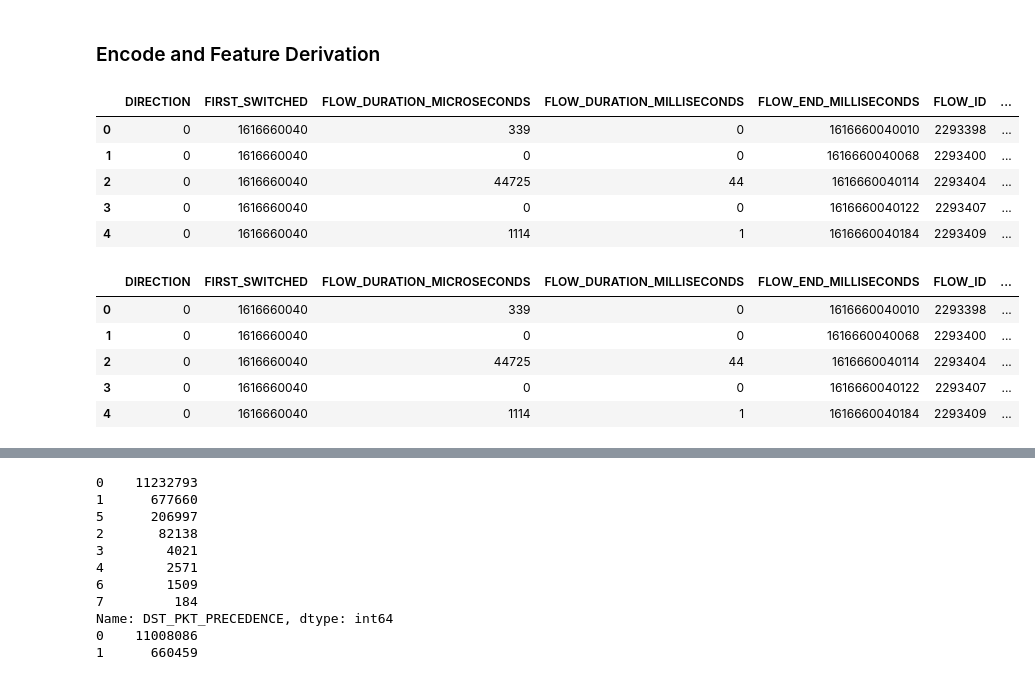
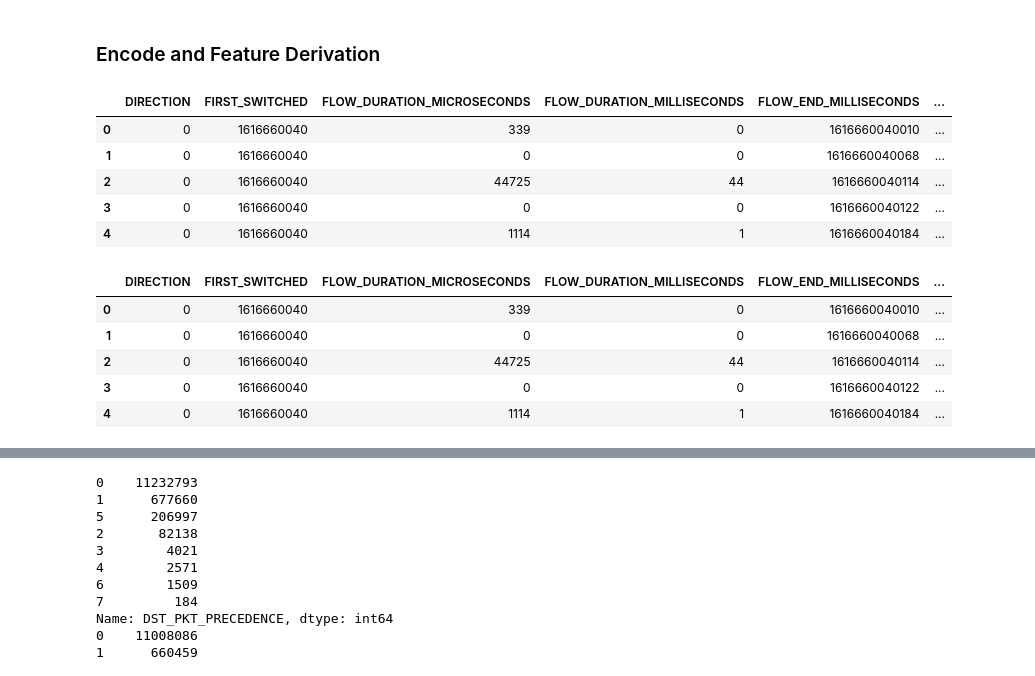
Before and after one commit to gusmendez99/sds-project-1, a Jupyter notebook: Preprocessing.ipynb, the cells around one changed output, grey strips where cells are left out. Drawn from its saved outputs; the diff is of its cells as text; code cells hidden in the pictures.

```diff
--- a/Preprocessing.ipynb
+++ b/Preprocessing.ipynb
@@ -87,11 +87,12 @@ df.drop(['BIFLOW_DIRECTION',
           'MIN_IP_PKT_LEN',
           'SAMPLING_INTERVAL',
           'L7_PROTO_NAME',
-        'IPV4_DST_ADDR',
-        'IPV4_SRC_ADDR',
-         'TCP_FLAGS',
-        'DST_TO_SRC_SECOND_BYTES',
-        'SRC_TO_DST_SECOND_BYTES'
+          'IPV4_DST_ADDR',
+          'IPV4_SRC_ADDR',
+          'TCP_FLAGS',
+          'DST_TO_SRC_SECOND_BYTES',
+          'SRC_TO_DST_SECOND_BYTES',
+          'FLOW_ID'
 ], axis=1, inplace=True)
 # %% [markdown]
 ### Encode and Feature Derivation
@@ -109,31 +110,31 @@ del label_df
 
 df.head()
 # %% [output]
-|  | DIRECTION | FIRST_SWITCHED | FLOW_DURATION_MICROSECONDS | FLOW_DURATION_MILLISECONDS | FLOW_END_MILLISECONDS | FLOW_ID | ... |
-| 0 | 0 | 1616660040 | 339 | 0 | 1616660040010 | 2293398 | ... |
-| 1 | 0 | 1616660040 | 0 | 0 | 1616660040068 | 2293400 | ... |
-| 2 | 0 | 1616660040 | 44725 | 44 | 1616660040114 | 2293404 | ... |
-| 3 | 0 | 1616660040 | 0 | 0 | 1616660040122 | 2293407 | ... |
-| 4 | 0 | 1616660040 | 1114 | 1 | 1616660040184 | 2293409 | ... |
+|  | DIRECTION | FIRST_SWITCHED | FLOW_DURATION_MICROSECONDS | FLOW_DURATION_MILLISECONDS | FLOW_END_MILLISECONDS | ... |
+| 0 | 0 | 1616660040 | 339 | 0 | 1616660040010 | ... |
+| 1 | 0 | 1616660040 | 0 | 0 | 1616660040068 | ... |
+| 2 | 0 | 1616660040 | 44725 | 44 | 1616660040114 | ... |
+| 3 | 0 | 1616660040 | 0 | 0 | 1616660040122 | ... |
+| 4 | 0 | 1616660040 | 1114 | 1 | 1616660040184 | ... |
 # %%
 protocol_array = df['PROTOCOL'].apply(lambda x : format(x, "b").zfill(6)).to_numpy(dtype=object)
 protocol_array = np.array([list(binary) for binary in protocol_array])
 df_protocol = pd.DataFrame(protocol_array, columns=["URG", "ACK", "PSH", "RST", "SYN", "FIN"])
 
 df = pd.concat([df, df_protocol], axis=1)
-df.drop("PROTOCOL", axis=1, inplace=True)
+# df.drop("PROTOCOL", axis=1, inplace=True)
 
 del protocol_array
 del df_protocol
 
 df.head()
 # %% [output]
-|  | DIRECTION | FIRST_SWITCHED | FLOW_DURATION_MICROSECONDS | FLOW_DURATION_MILLISECONDS | FLOW_END_MILLISECONDS | FLOW_ID | ... |
-| 0 | 0 | 1616660040 | 339 | 0 | 1616660040010 | 2293398 | ... |
-| 1 | 0 | 1616660040 | 0 | 0 | 1616660040068 | 2293400 | ... |
-| 2 | 0 | 1616660040 | 44725 | 44 | 1616660040114 | 2293404 | ... |
-| 3 | 0 | 1616660040 | 0 | 0 | 1616660040122 | 2293407 | ... |
-| 4 | 0 | 1616660040 | 1114 | 1 | 1616660040184 | 2293409 | ... |
+|  | DIRECTION | FIRST_SWITCHED | FLOW_DURATION_MICROSECONDS | FLOW_DURATION_MILLISECONDS | FLOW_END_MILLISECONDS | ... |
+| 0 | 0 | 1616660040 | 339 | 0 | 1616660040010 | ... |
+| 1 | 0 | 1616660040 | 0 | 0 | 1616660040068 | ... |
+| 2 | 0 | 1616660040 | 44725 | 44 | 1616660040114 | ... |
+| 3 | 0 | 1616660040 | 0 | 0 | 1616660040122 | ... |
+| 4 | 0 | 1616660040 | 1114 | 1 | 1616660040184 | ... |
 # %%
 # Memory optimization
 df.astype({"URG": np.uint8,
```
Also changed, not shown: parts of 12 cells of this notebook.
